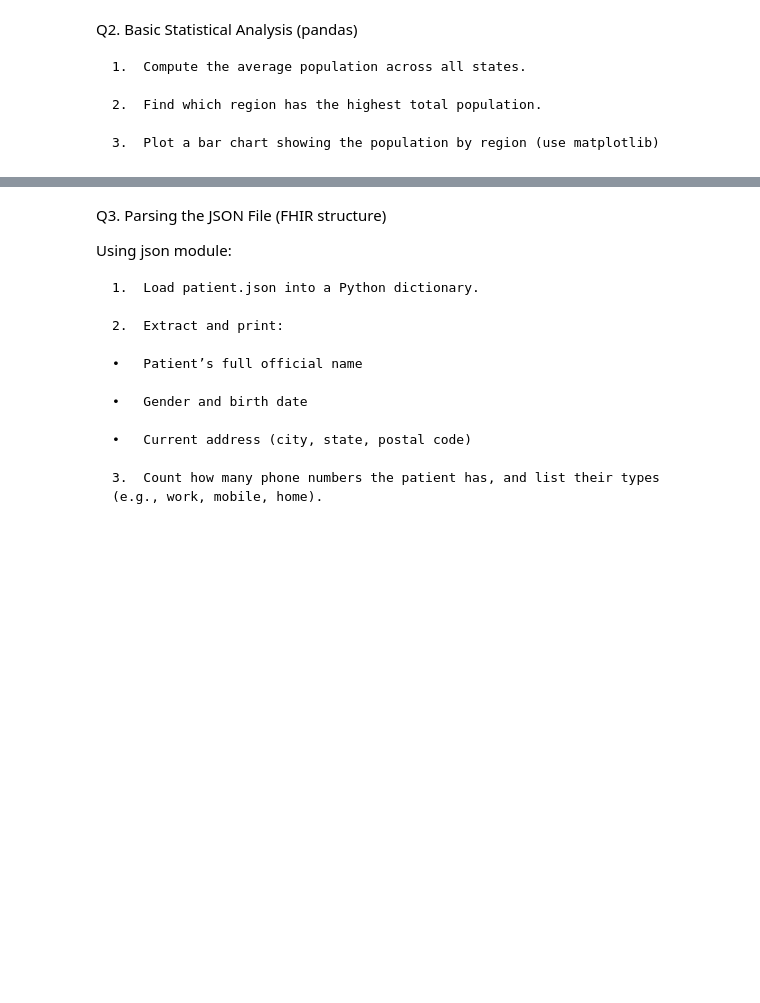
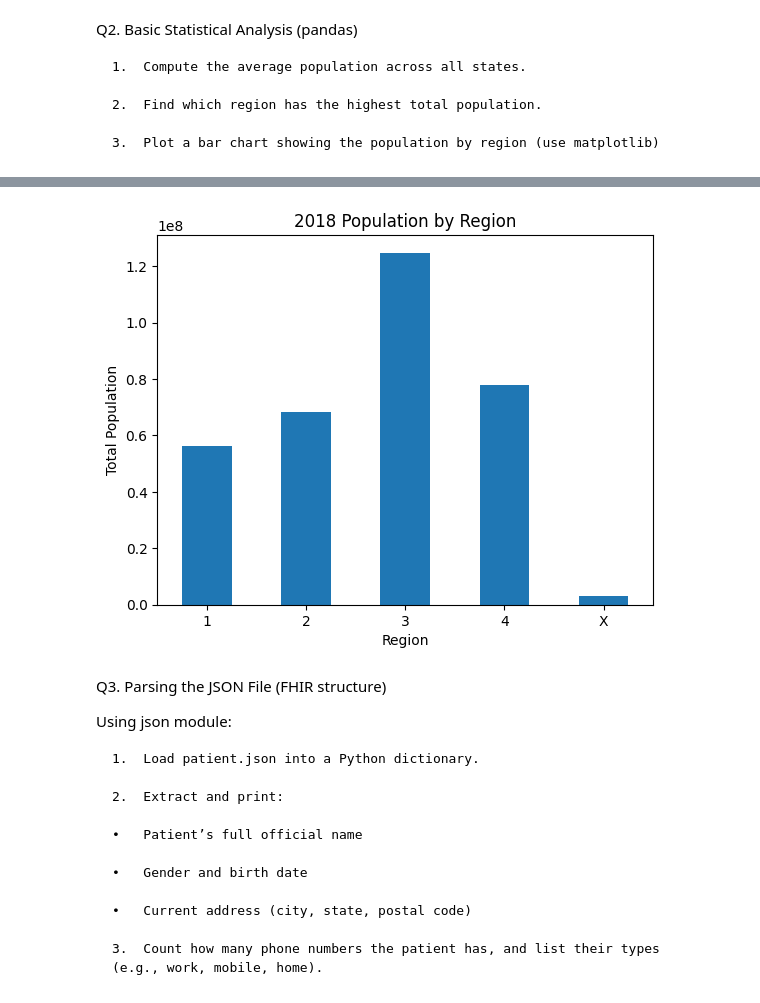
Before and after one commit to AbigailWolfmeyer/ores5160-2026, a Jupyter notebook: week11/week11_Assignment.ipynb, the cells around one changed output, grey strips where cells are left out. Cells and saved outputs as stored; diff of their text form; code cells hidden in the pictures; blank space fills up the shorter version.

```diff
--- a/week11/week11_Assignment.ipynb
+++ b/week11/week11_Assignment.ipynb
@@ -15,0 +46,9 @@ Q1. Reading the CSV File (pandas + csv)
+# %%
+# 1.2
+
+import pandas as pd
+
+df = pd.read_csv("est2018-pop-res.csv")
+
+print("Shape:", df.shape)
+print("Column names:", df.columns.tolist())
@@ -15,0 +60,8 @@ Q1. Reading the CSV File (pandas + csv)
+# %%
+# 1.3
+
+states = df[df["SUMLEV"] == 40]
+
+top5 = states.nlargest(5, "POPESTIMATE2018")
+
+print(top5[["NAME", "POPESTIMATE2018"]])
@@ -23,0 +91,8 @@ Q2. Basic Statistical Analysis (pandas)
+# %%
+# 2.2
+
+region_population = states.groupby("REGION")["POPESTIMATE2018"].sum()
+
+print(region_population)
+
+print("Region with the highest population:", region_population.idxmax())
@@ -24,3 +108,17 @@ Q2. Basic Statistical Analysis (pandas)
+# %%
+# 2.3
+
+import matplotlib.pyplot as plt
+
+region_population.plot(kind="bar")
+
+plt.title("2018 Population by Region")
+plt.xlabel("Region")
+plt.ylabel("Total Population")
+plt.xticks(rotation=0)
+plt.show()
+# %% [output]
+[figure, added]
 # %% [markdown]
 Q3. Parsing the JSON File (FHIR structure)
 
```
Also changed, not shown: parts of 12 cells of this notebook.
